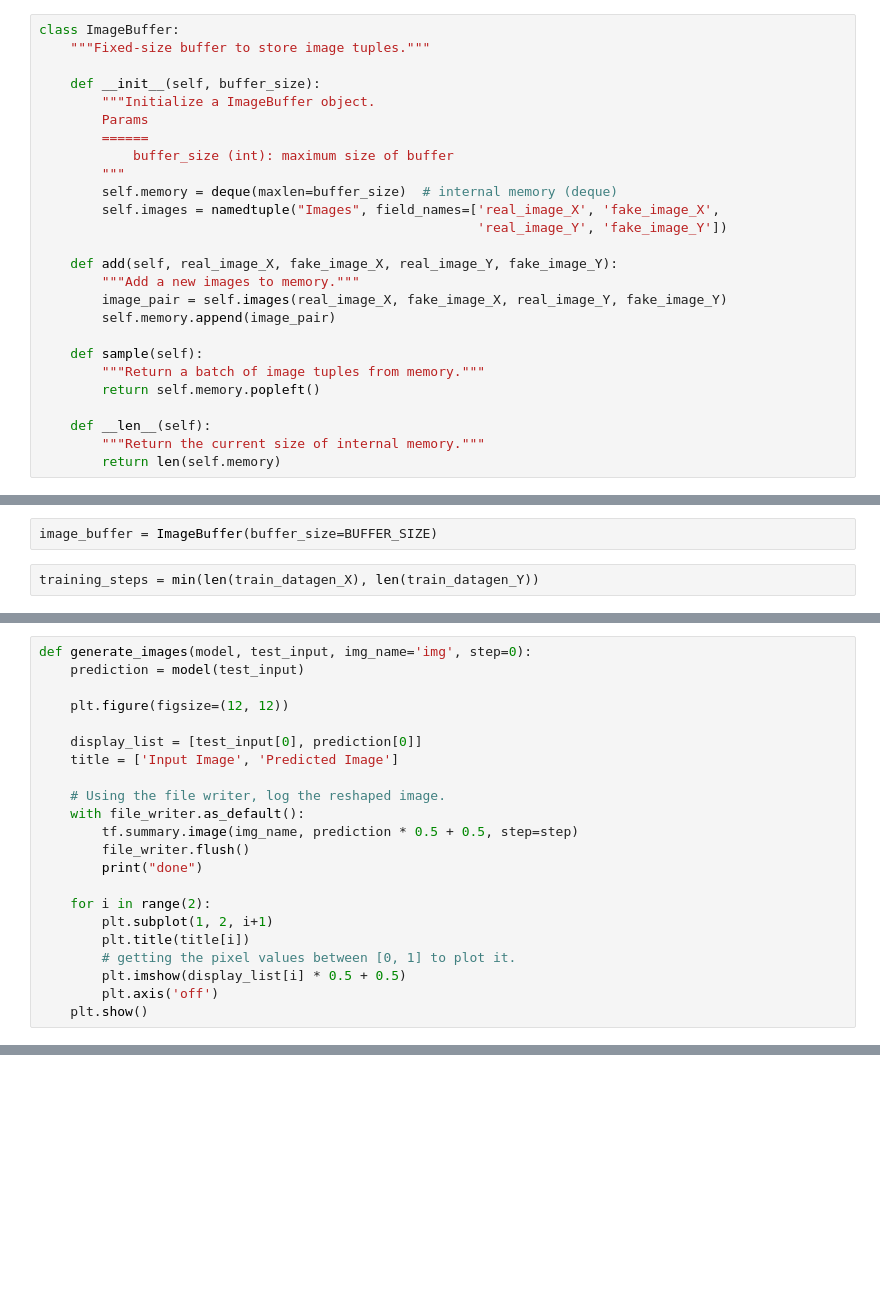
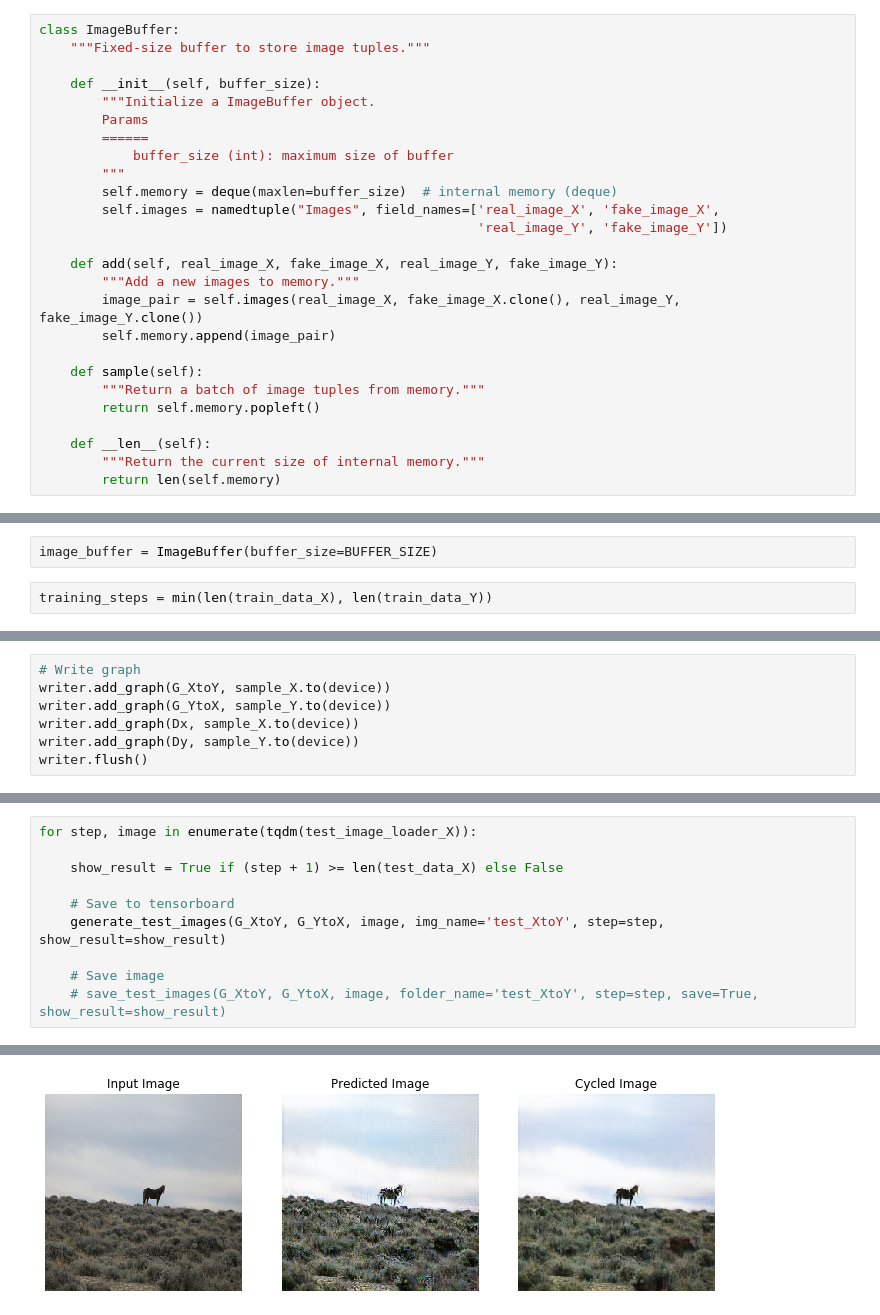
Before and after one commit to henry32144/cyclegan-notebook, a Jupyter notebook: pytorch_cycle_gan.ipynb, the cells around one changed output, grey strips where cells are left out. Cells and saved outputs as stored; diff of their text form; blank space fills up the shorter version.

```diff
--- a/pytorch_cycle_gan.ipynb
+++ b/pytorch_cycle_gan.ipynb
@@ -36,7 +39,7 @@ class ImageBuffer:
 
     def add(self, real_image_X, fake_image_X, real_image_Y, fake_image_Y):
         """Add a new images to memory."""
-        image_pair = self.images(real_image_X, fake_image_X, real_image_Y, fake_image_Y)
+        image_pair = self.images(real_image_X, fake_image_X.clone(), real_image_Y, fake_image_Y.clone())
         self.memory.append(image_pair)
 
     def sample(self):
@@ -359,7 +449,7 @@ plt.imshow(random_jitter(sample_Y)[0] * 0.5 + 0.5)
 # %%
 image_buffer = ImageBuffer(buffer_size=BUFFER_SIZE)
 # %%
-training_steps = min(len(train_datagen_X), len(train_datagen_Y))
+training_steps = min(len(train_data_X), len(train_data_Y))
 # %%
 print(training_steps)
 # %% [output]
@@ -427,22 +470,0 @@ if ckpt_manager.latest_checkpoint:
-# %%
-def generate_images(model, test_input, img_name='img', step=0):
-    prediction = model(test_input)
-
-    plt.figure(figsize=(12, 12))
-
-    display_list = [test_input[0], prediction[0]]
-    title = ['Input Image', 'Predicted Image']
-
-    # Using the file writer, log the reshaped image.
-    with file_writer.as_default():
-        tf.summary.image(img_name, prediction * 0.5 + 0.5, step=step)
-        file_writer.flush()
-        print("done")
-
-    for i in range(2):
-        plt.subplot(1, 2, i+1)
-        plt.title(title[i])
-        # getting the pixel values between [0, 1] to plot it.
-        plt.imshow(display_list[i] * 0.5 + 0.5)
-        plt.axis('off')
-    plt.show()
@@ -523,0 +656,7 @@ Start of epoch 7
+# %%
+# Write graph
+writer.add_graph(G_XtoY, sample_X.to(device))
+writer.add_graph(G_YtoX, sample_Y.to(device))
+writer.add_graph(Dx, sample_X.to(device))
+writer.add_graph(Dy, sample_Y.to(device))
+writer.flush()
@@ -523,0 +823,11 @@ Start of epoch 7
+# %%
+for step, image in enumerate(tqdm(test_image_loader_X)):
+
+    show_result = True if (step + 1) >= len(test_data_X) else False
+
+    # Save to tensorboard
+    generate_test_images(G_XtoY, G_YtoX, image, img_name='test_XtoY', step=step, show_result=show_result)
+
+    # Save image
+    # save_test_images(G_XtoY, G_YtoX, image, folder_name='test_XtoY', step=step, save=True, show_result=show_result)
+# %% [output]
@@ -523,0 +837 @@ Start of epoch 7
+[figure, added]
```
Also changed, not shown: parts of 32 cells of this notebook, 5 other files.
